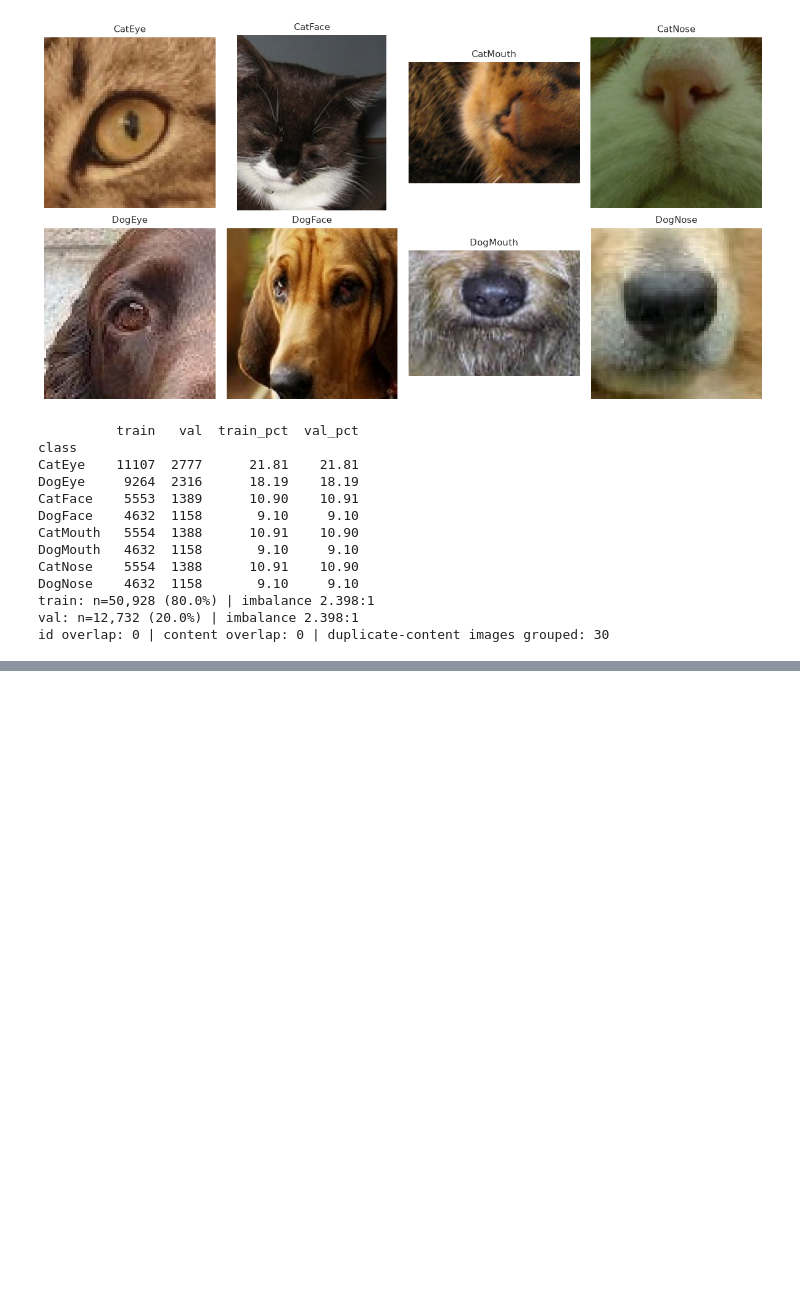
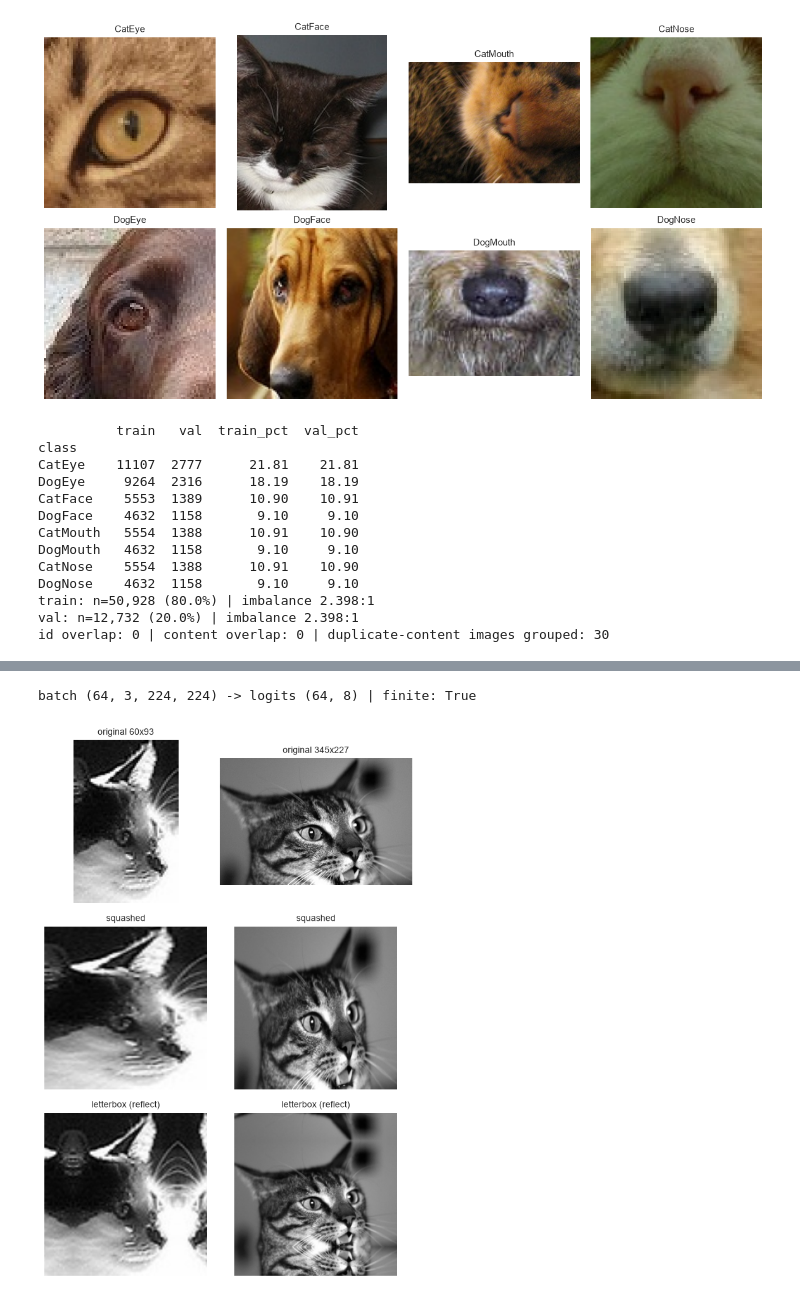
Before and after one commit to aryan-swe/kaggle-ml-image-classification-pipeline, a Jupyter notebook: 25299773_Kaggle_Pipeline.ipynb, the cells around one changed output, grey strips where cells are left out. Cells and saved outputs as stored; diff of their text form; code cells hidden in the pictures; blank space fills up the shorter version.

```diff
--- a/25299773_Kaggle_Pipeline.ipynb
+++ b/25299773_Kaggle_Pipeline.ipynb
@@ -828,0 +1026,40 @@ plot_history(baseline_history, "Custom baseline CNN")
+# %%
+# pushing one validation batch through the transfer model as a sanity check
+probe_loader = MemmapLoader(val_loader.pixels, val_loader.targets, 64, val_loader.rows)
+probe_images, probe_targets = next(iter(probe_loader))
+assert tuple(probe_images.shape) == (64, 3, *CONFIG["image_size"]), "unexpected batch shape"
+
+transfer_model.eval()
+with torch.no_grad(), torch.autocast(device_type=device.type, dtype=torch.bfloat16, enabled=use_cuda):
+    probe_logits = transfer_model(probe_images)
+assert tuple(probe_logits.shape) == (64, CONFIG["num_classes"]), "unexpected logits shape"
+print(f"batch {tuple(probe_images.shape)} -> logits {tuple(probe_logits.shape)} | "
+      f"finite: {bool(torch.isfinite(probe_logits).all())}")
+
+# looking for validation images that are clearly non-square (aspect ratio of 1.5 or more)
+shown = []
+for image_id in val_df["image_id"].iloc[:500]:
+    with Image.open(io.BytesIO(train_archive.read_bytes(image_id))) as img:
+        w, h = img.size
+    if max(w / h, h / w) >= 1.5:
+        shown.append((image_id, w, h))
+    if len(shown) == 4:
+        break
+assert shown, "no clearly non-square validation images found"
+
+# comparing the original, the squashed and the letterboxed version of each image
+fig, axes = plt.subplots(3, len(shown), figsize=(3.2 * len(shown), 9), squeeze=False)
+for column, (image_id, w, h) in enumerate(shown):
+    axes[0, column].imshow(train_archive.open_rgb(image_id))
+    axes[0, column].set_title(f"original {w}x{h}", fontsize=10)
+    axes[1, column].imshow(decode_resized(train_archive, image_id, CONFIG["image_size"]))
+    axes[1, column].set_title("squashed", fontsize=10)
+    axes[2, column].imshow(decode_letterboxed(train_archive, image_id, CONFIG["image_size"], pad_mode))
+    axes[2, column].set_title(f"letterbox ({pad_mode})", fontsize=10)
+for ax in axes.ravel():
+    ax.axis("off")
+fig.tight_layout()
+plt.show()
+# %% [output]
+batch (64, 3, 224, 224) -> logits (64, 8) | finite: True
+[figure, added]
```
Also changed, not shown: parts of 40 cells of this notebook.
